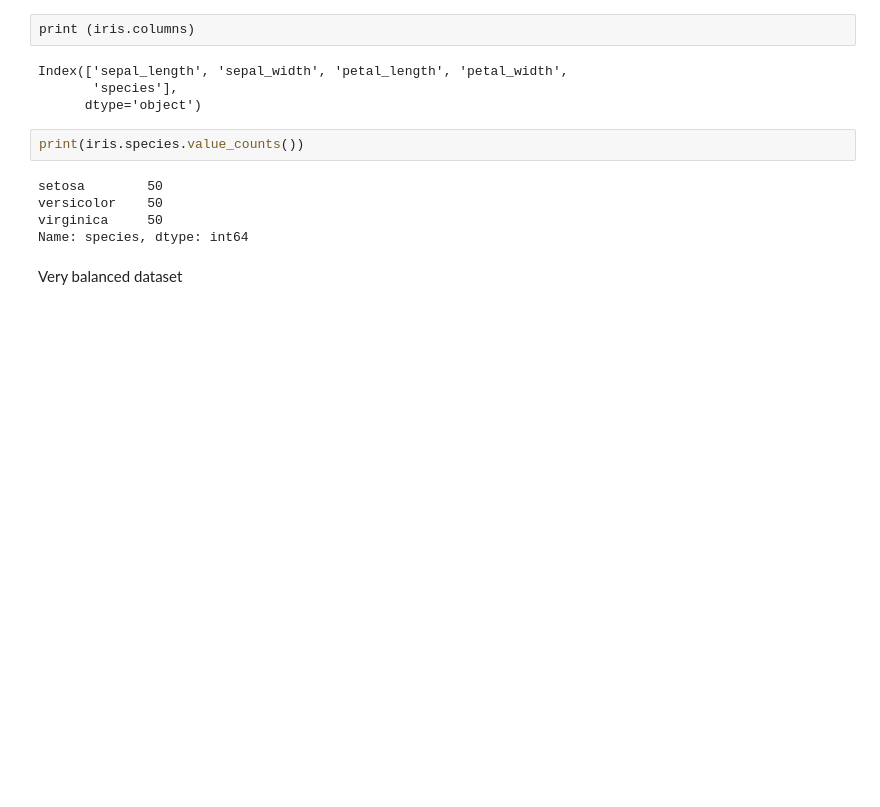
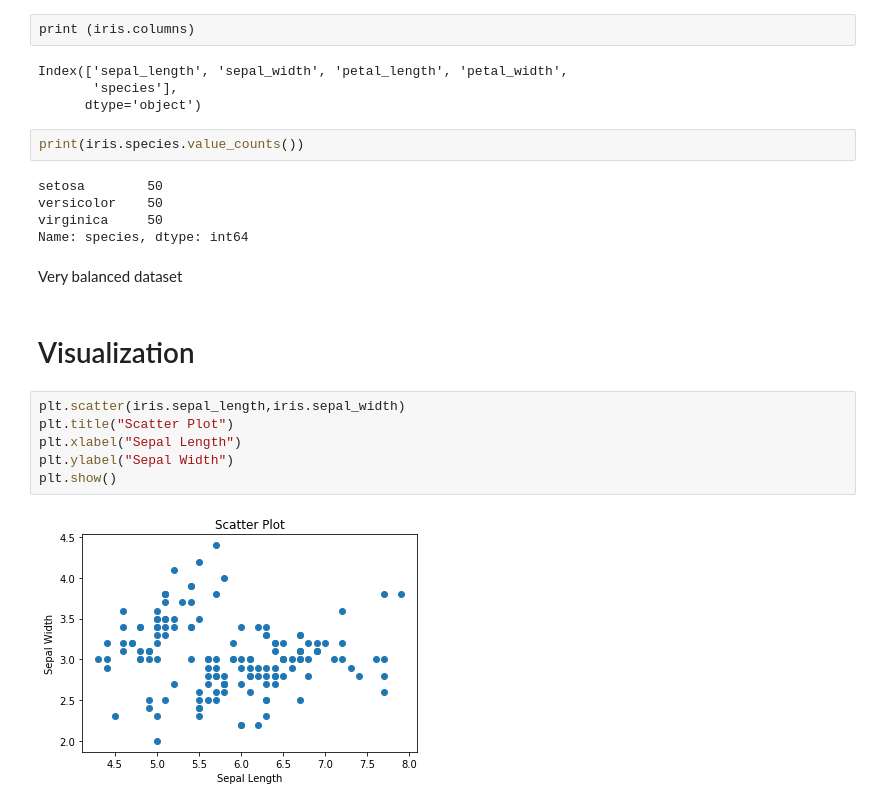
Before and after one commit to Rpmalukani22/Classification-based-on-iris-dataset, a Jupyter notebook: iris-classification.ipynb, the cells around one changed output. Cells and saved outputs as stored; diff of their text form; blank space fills up the shorter version.

Commit message:
Visualization

```diff
--- a/iris-classification.ipynb
+++ b/iris-classification.ipynb
@@ -40,3 +40,13 @@ virginica     50
 Name: species, dtype: int64
 # %% [markdown]
 Very balanced dataset
+# %% [markdown]
+<h1>Visualization</h1>
+# %%
+plt.scatter(iris.sepal_length,iris.sepal_width)
+plt.title("Scatter Plot")
+plt.xlabel("Sepal Length")
+plt.ylabel("Sepal Width")
+plt.show()
+# %% [output]
+[figure, added]
```
Also changed, not shown: parts of 2 cells of this notebook.
